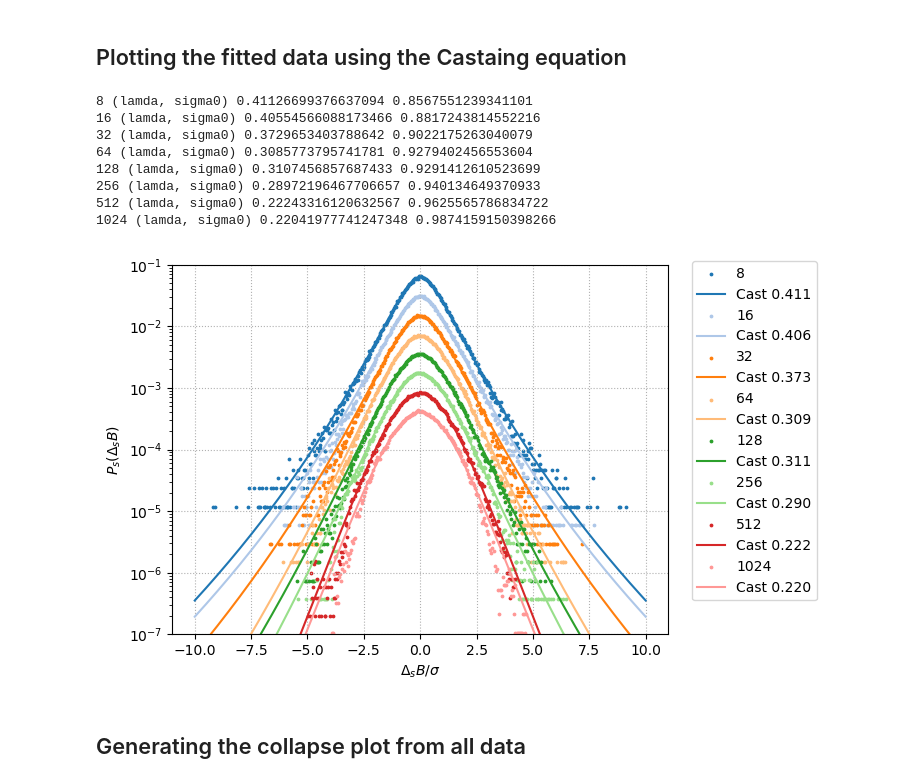
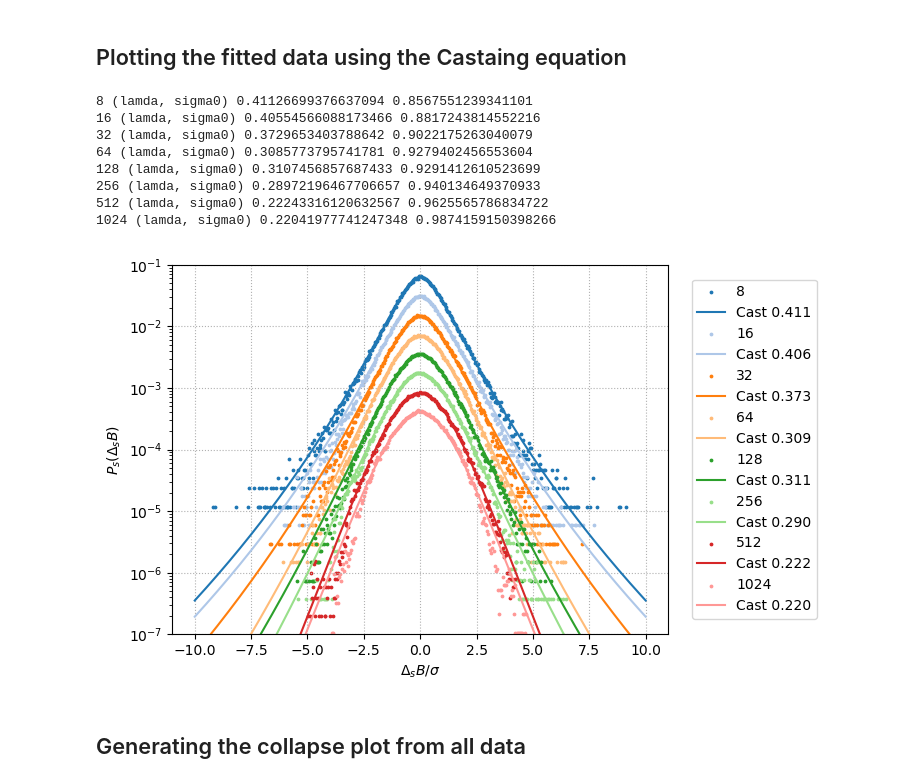
Before and after one commit to threeblueonebrowneyes/Critical-Scale-Invariance-Heart-Rate, a Jupyter notebook: CleanCode-Fanasia_CopyMIT.ipynb, the cells around one changed output. Saved outputs shown, nothing was run; the diff lists cells and outputs as text; code cells hidden in the pictures.

Commit message:
modified legend Fantasia

```diff
--- a/CleanCode-Fanasia_CopyMIT.ipynb
+++ b/CleanCode-Fanasia_CopyMIT.ipynb
@@ -280,35 +280,35 @@ for i,DBs in enumerate(list_Delta_B[:-1]):
 
     popt, pcov = curve_fit(Castaing_integral, bin_cen, counts, p0=[np.sqrt(0.16), 1])
 
 
 
     x=np.linspace(-10, 10, 200)
     plt.plot(x, Castaing_integral(x, *popt)/S[i], label='Cast {:.3f}'.format(*popt), color=colors[i])
     print(S[i],'(lamda, sigma0)', *popt)
 
 
 plt.legend(loc=(1,0))
 #plt.xlim(-2,2)
 plt.yscale('log')
 #plt.ylim(10e-6, 10e1)
 plt.grid(linestyle='dotted')
 #plt.xlim(-1,1)
 plt.ylim(1e-7, 1e-1)
 plt.ylabel(r'$P_s(\Delta_s B)$')
 plt.xlabel(r'$\Delta_s B/\sigma$')
-plt.legend(bbox_to_anchor=(1.3, 1.01), borderaxespad=0)
+plt.legend(bbox_to_anchor=(1.3, 0.96), borderaxespad=0)
 plt.grid(linestyle='dotted')
 plt.show()
 # %% [output]
 8 (lamda, sigma0) 0.41126699376637094 0.8567551239341101
 16 (lamda, sigma0) 0.40554566088173466 0.8817243814552216
 32 (lamda, sigma0) 0.3729653403788642 0.9022175263040079
 64 (lamda, sigma0) 0.3085773795741781 0.9279402456553604
 128 (lamda, sigma0) 0.3107456857687433 0.9291412610523699
 256 (lamda, sigma0) 0.28972196467706657 0.940134649370933
 512 (lamda, sigma0) 0.22243316120632567 0.9625565786834722
 1024 (lamda, sigma0) 0.22041977741247348 0.9874159150398266
-[figure, old version]
+[figure, new version]
 # %% [markdown]
 ## Generating the collapse plot from all data
 # %%
```
